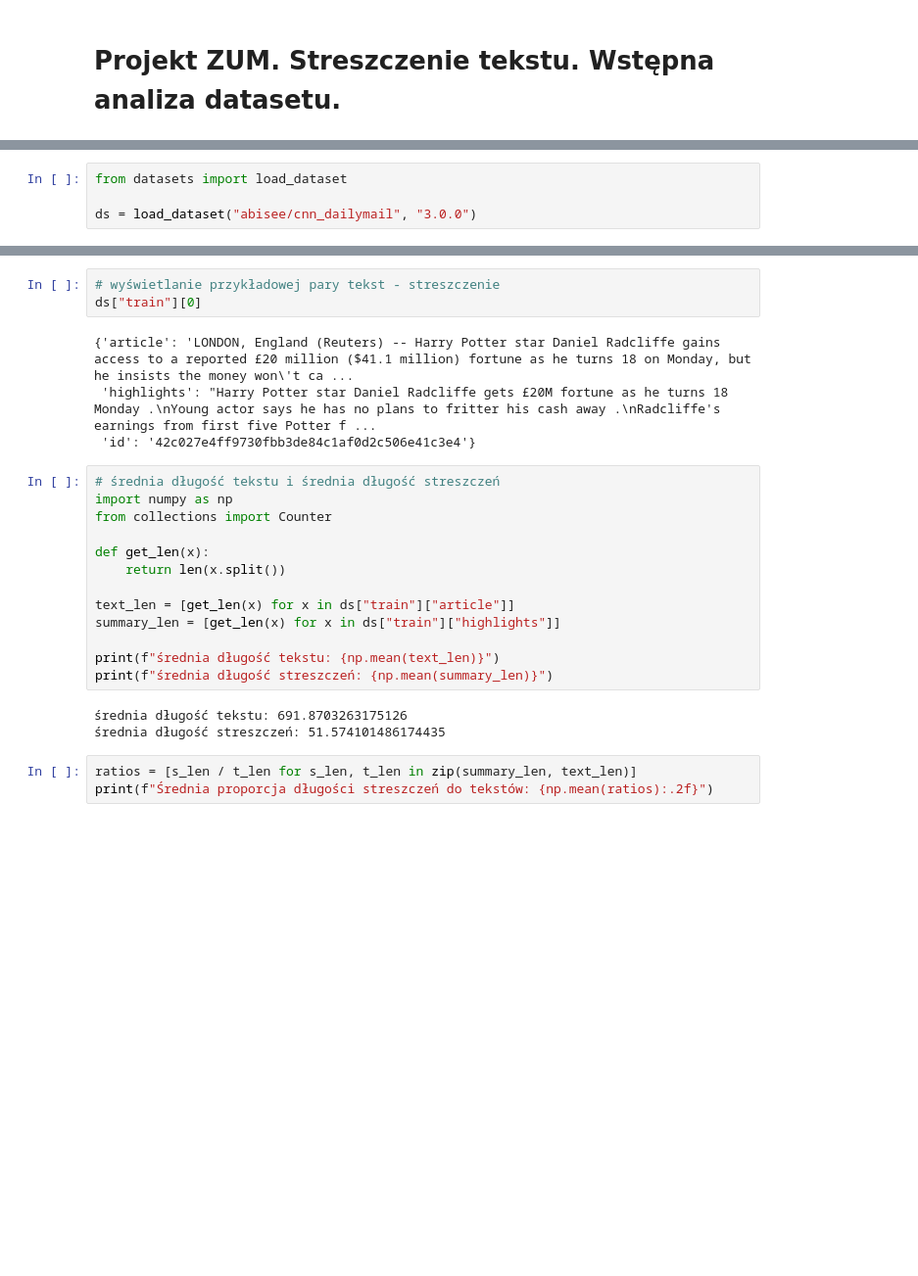
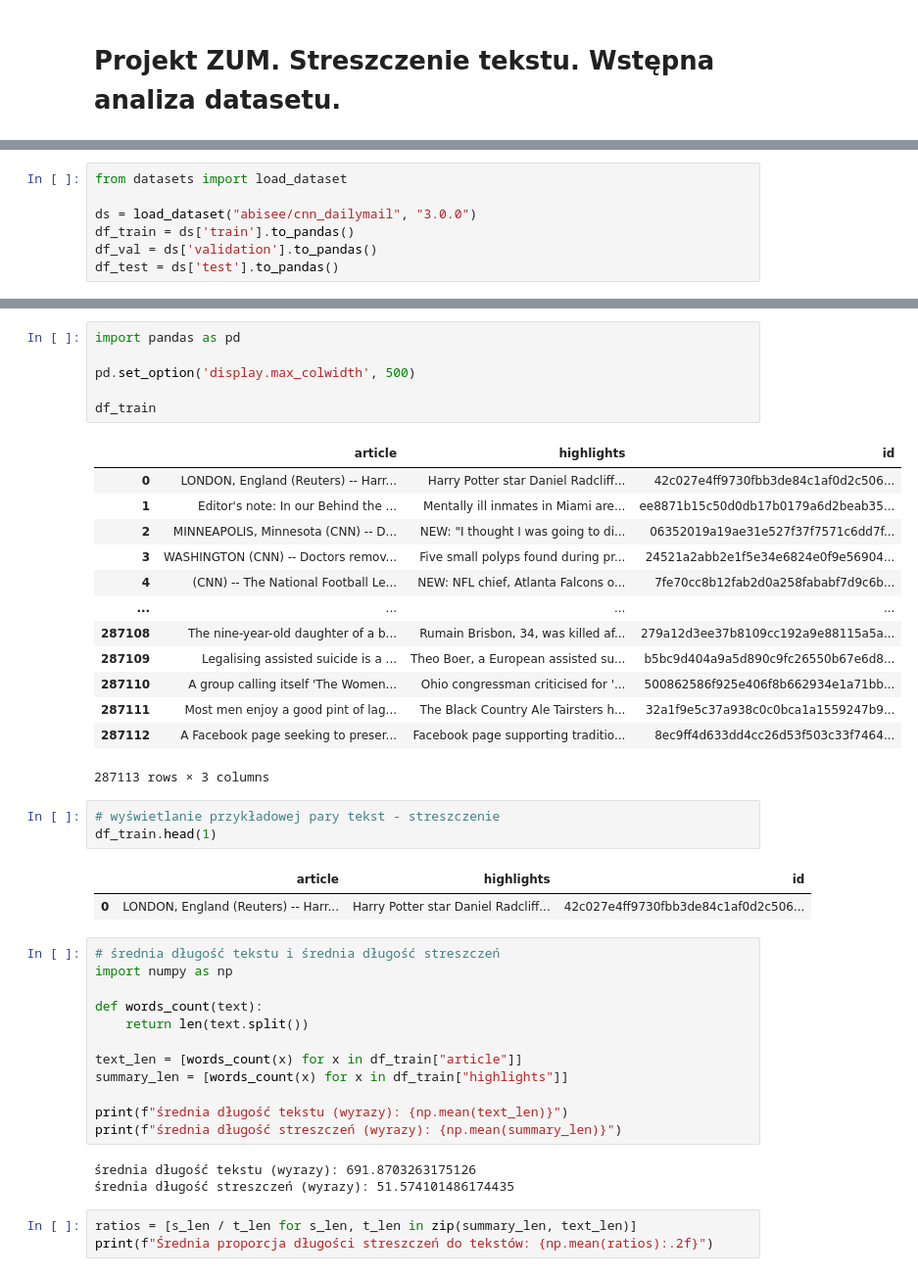
Before and after one commit to s30216/ZUM_projekt_streszczenie_tekstu, a Jupyter notebook: projekt_wstepna_analiza.ipynb, the cells around one changed output, grey strips where cells are left out. Shown: that part at 98% size. Cells and saved outputs as stored; diff of their text form; blank space fills up the shorter version.

```diff
--- a/projekt_wstepna_analiza.ipynb
+++ b/projekt_wstepna_analiza.ipynb
@@ -24,3 +24,6 @@ Requirement already satisfied: propcache>=0.2.0 in /usr/local/lib/python3.10/dis
 from datasets import load_dataset
 
 ds = load_dataset("abisee/cnn_dailymail", "3.0.0")
+df_train = ds['train'].to_pandas()
+df_val = ds['validation'].to_pandas()
+df_test = ds['test'].to_pandas()
@@ -33,26 +47,44 @@ Please note that authentication is recommended but still optional to access publ
+# %%
+import pandas as pd
+
+pd.set_option('display.max_colwidth', 500)
+
+df_train
+# %% [output]
+|  | article | highlights | id |
+| 0 | LONDON, England (Reuters) -- Harr... | Harry Potter star Daniel Radcliff... | 42c027e4ff9730fbb3de84c1af0d2c506... |
+| 1 | Editor's note: In our Behind the ... | Mentally ill inmates in Miami are... | ee8871b15c50d0db17b0179a6d2beab35... |
+| 2 | MINNEAPOLIS, Minnesota (CNN) -- D... | NEW: "I thought I was going to di... | 06352019a19ae31e527f37f7571c6dd7f... |
+| 3 | WASHINGTON (CNN) -- Doctors remov... | Five small polyps found during pr... | 24521a2abb2e1f5e34e6824e0f9e56904... |
+| 4 | (CNN) -- The National Football Le... | NEW: NFL chief, Atlanta Falcons o... | 7fe70cc8b12fab2d0a258fababf7d9c6b... |
+| ... | ... | ... | ... |
+| 287108 | The nine-year-old daughter of a b... | Rumain Brisbon, 34, was killed af... | 279a12d3ee37b8109cc192a9e88115a5a... |
+| 287109 | Legalising assisted suicide is a ... | Theo Boer, a European assisted su... | b5bc9d404a9a5d890c9fc26550b67e6d8... |
+| 287110 | A group calling itself 'The Women... | Ohio congressman criticised for '... | 500862586f925e406f8b662934e1a71bb... |
+| 287111 | Most men enjoy a good pint of lag... | The Black Country Ale Tairsters h... | 32a1f9e5c37a938c0c0bca1a1559247b9... |
+| 287112 | A Facebook page seeking to preser... | Facebook page supporting traditio... | 8ec9ff4d633dd4cc26d53f503c33f7464... |
+287113 rows × 3 columns
 # %%
 # wyświetlanie przykładowej pary tekst - streszczenie
-ds["train"][0]
+df_train.head(1)
 # %% [output]
-{'article': 'LONDON, England (Reuters) -- Harry Potter star Daniel Radcliffe gains access to a reported £20 million ($41.1 million) fortune as he turns 18 on Monday, but he insists the money won\'t ca ...
- 'highlights': "Harry Potter star Daniel Radcliffe gets £20M fortune as he turns 18 Monday .\nYoung actor says he has no plans to fritter his cash away .\nRadcliffe's earnings from first five Potter f ...
- 'id': '42c027e4ff9730fbb3de84c1af0d2c506e41c3e4'}
+|  | article | highlights | id |
+| 0 | LONDON, England (Reuters) -- Harr... | Harry Potter star Daniel Radcliff... | 42c027e4ff9730fbb3de84c1af0d2c506... |
 # %%
 # średnia długość tekstu i średnia długość streszczeń
 import numpy as np
-from collections import Counter
 
-def get_len(x):
-    return len(x.split())
+def words_count(text):
+    return len(text.split())
 
-text_len = [get_len(x) for x in ds["train"]["article"]]
-summary_len = [get_len(x) for x in ds["train"]["highlights"]]
+text_len = [words_count(x) for x in df_train["article"]]
+summary_len = [words_count(x) for x in df_train["highlights"]]
 
-print(f"średnia długość tekstu: {np.mean(text_len)}")
-print(f"średnia długość streszczeń: {np.mean(summary_len)}")
+print(f"średnia długość tekstu (wyrazy): {np.mean(text_len)}")
+print(f"średnia długość streszczeń (wyrazy): {np.mean(summary_len)}")
 # %% [output]
-średnia długość tekstu: 691.8703263175126
-średnia długość streszczeń: 51.574101486174435
+średnia długość tekstu (wyrazy): 691.8703263175126
+średnia długość streszczeń (wyrazy): 51.574101486174435
 # %%
 ratios = [s_len / t_len for s_len, t_len in zip(summary_len, text_len)]
 print(f"Średnia proporcja długości streszczeń do tekstów: {np.mean(ratios):.2f}")
```
Also changed, not shown: parts of 6 cells of this notebook, 1 other file.
